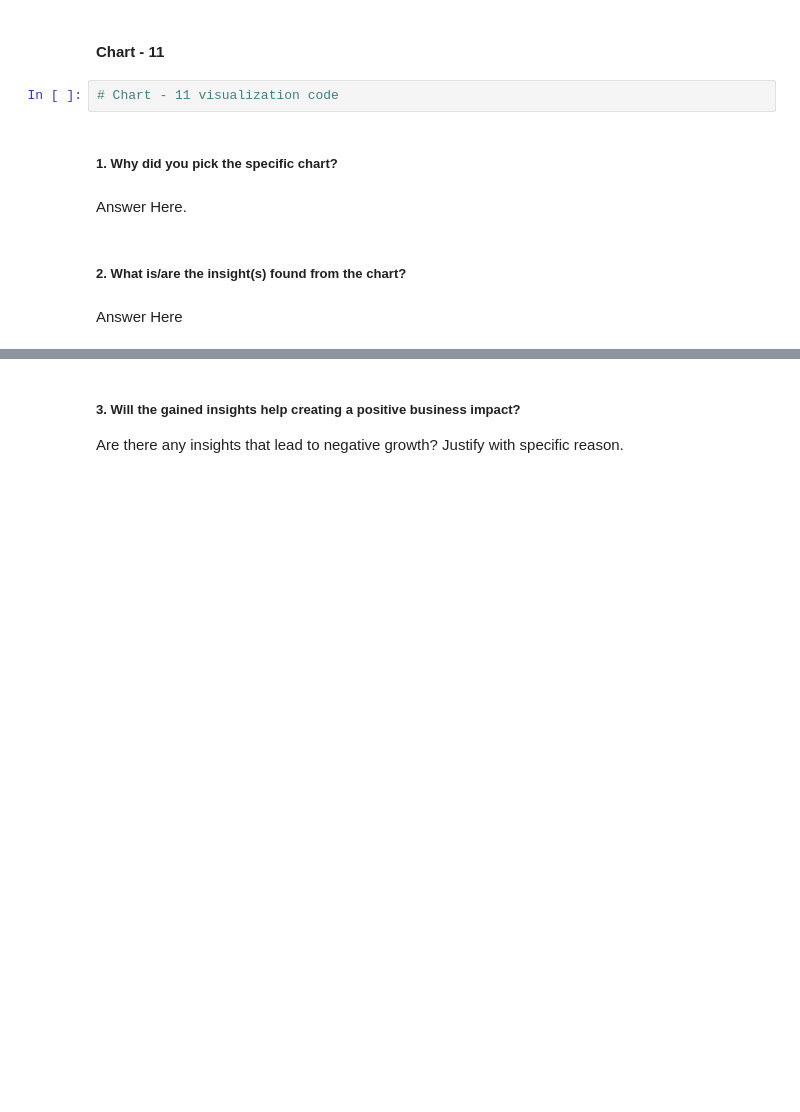
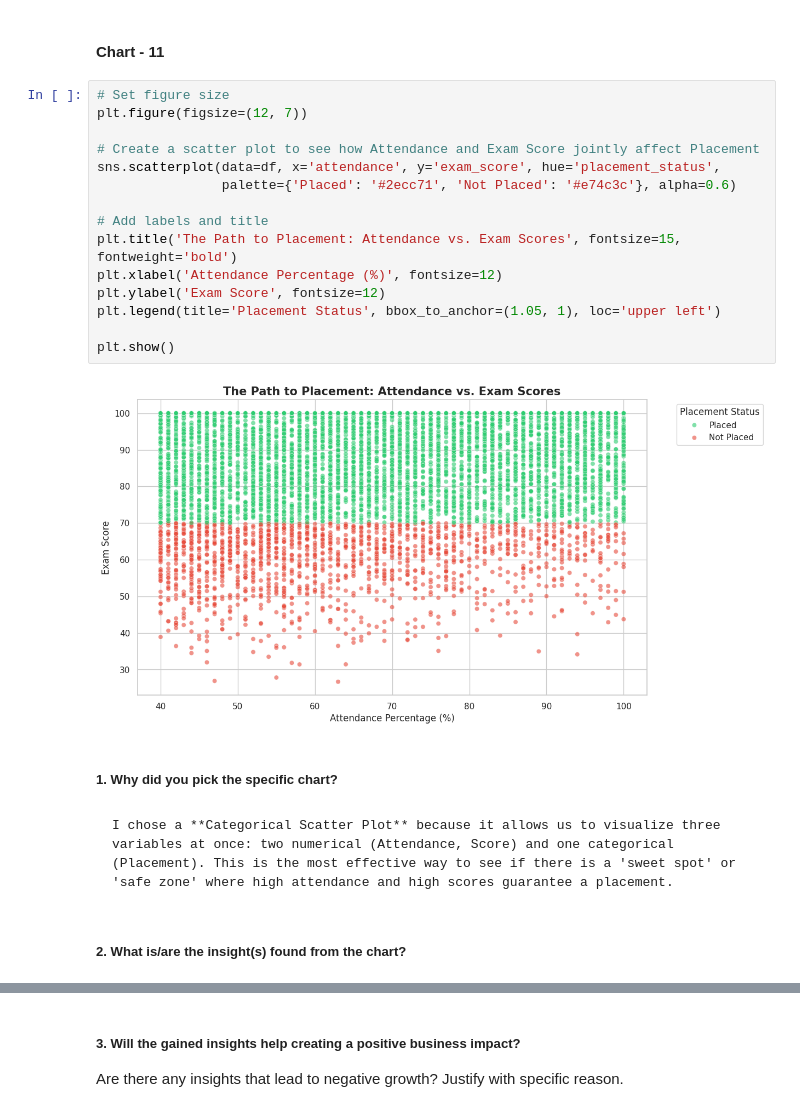
Before and after one commit to akt-developer/Student-Performance-Prediction-Project, a Jupyter notebook: Copy_of_Sample_EDA_Submission_Template.ipynb, the cells around one changed output, grey strips where cells are left out. Cells and saved outputs as stored; diff of their text form; blank space fills up the shorter version.

````diff
--- a/Copy_of_Sample_EDA_Submission_Template.ipynb
+++ b/Copy_of_Sample_EDA_Submission_Template.ipynb
@@ -785,13 +785,28 @@ Are there any insights that lead to negative growth? Justify with specific reaso
 **Negative Growth Justification:** If we saw a huge spike at 0 or very low numbers, it would indicate a systemic lack of engagement that would lead to poor placement rates and institutional failure. Since the distribution is balanced, the risk is currently managed.
 # %% [markdown]
 #### Chart - 11
-# %%
-# Chart - 11 visualization code
+# %%
+# Set figure size
+plt.figure(figsize=(12, 7))
+
+# Create a scatter plot to see how Attendance and Exam Score jointly affect Placement
+sns.scatterplot(data=df, x='attendance', y='exam_score', hue='placement_status',
+                palette={'Placed': '#2ecc71', 'Not Placed': '#e74c3c'}, alpha=0.6)
+
+# Add labels and title
+plt.title('The Path to Placement: Attendance vs. Exam Scores', fontsize=15, fontweight='bold')
+plt.xlabel('Attendance Percentage (%)', fontsize=12)
+plt.ylabel('Exam Score', fontsize=12)
+plt.legend(title='Placement Status', bbox_to_anchor=(1.05, 1), loc='upper left')
+
+plt.show()
+# %% [output]
+[figure, added]
 # %% [markdown]
 ##### 1. Why did you pick the specific chart?
-# %% [markdown]
-Answer Here.
+# %% [markdown]
+```markdown
+I chose a **Categorical Scatter Plot** because it allows us to visualize three variables at once: two numerical (Attendance, Score) and one categorical (Placement). This is the most effective way to see if there is a 'sweet spot' or 'safe zone' where high attendance and high scores guarantee a placement.
+```
 # %% [markdown]
 ##### 2. What is/are the insight(s) found from the chart?
-# %% [markdown]
-Answer Here
````
Also changed, not shown: parts of 28 cells of this notebook.
